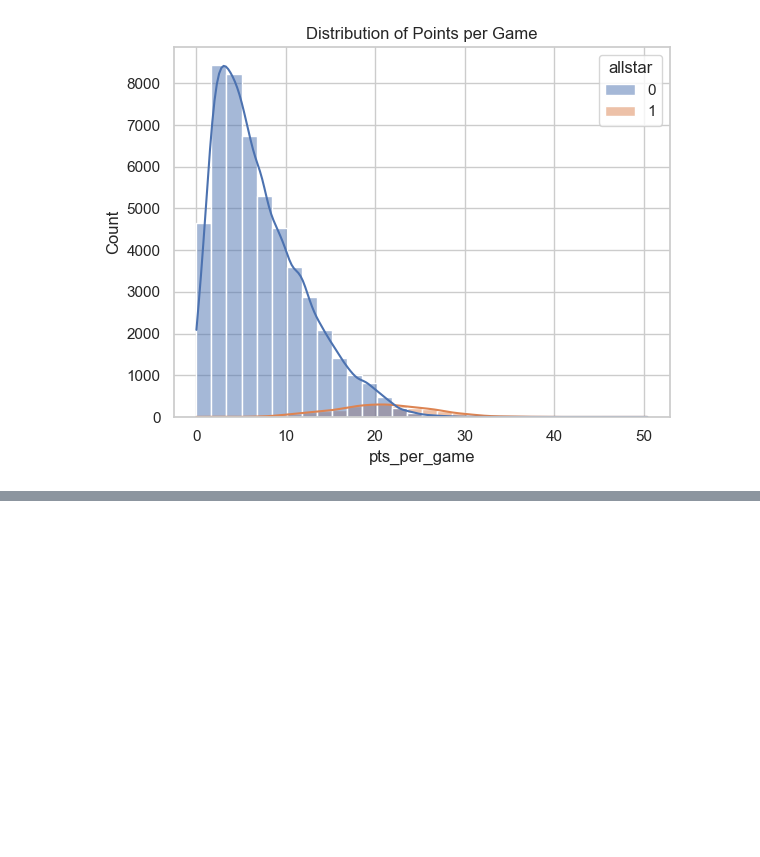
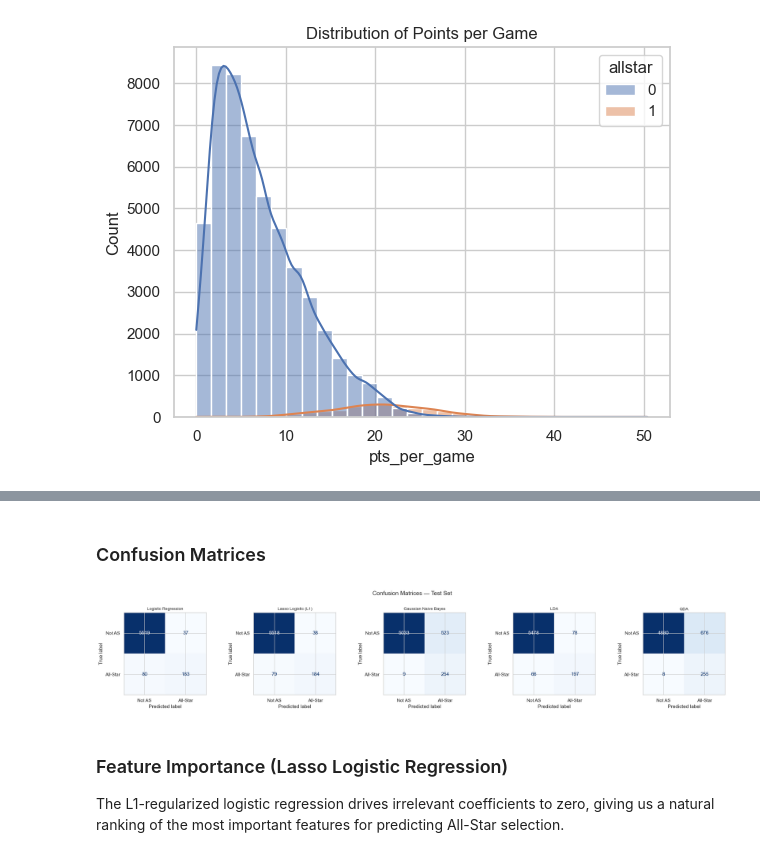
Before and after one commit to madhavnair007/NBA-All-Star-Selection-Prediction, a Jupyter notebook: Data-Cleaning.ipynb, the cells around one changed output, grey strips where cells are left out. Cells and saved outputs as stored; diff of their text form; code cells hidden in the pictures; blank space fills up the shorter version.

```diff
--- a/Data-Cleaning.ipynb
+++ b/Data-Cleaning.ipynb
@@ -129,0 +204,11 @@ testsdfsdf
+# %%
+X_train, X_test, y_train, y_test = train_test_split(
+    X, y, test_size=0.2, random_state=42, stratify=y
+)
+
+print(f"Train: {X_train.shape[0]} samples ({y_train.mean()*100:.2f}% All-Star)")
+print(f"Test:  {X_test.shape[0]} samples ({y_test.mean()*100:.2f}% All-Star)")
+
+scaler = StandardScaler()
+X_train_scaled = scaler.fit_transform(X_train)
+X_test_scaled = scaler.transform(X_test)
@@ -129,0 +317,20 @@ testsdfsdf
+# %% [markdown]
+### Confusion Matrices
+# %%
+fig, axes = plt.subplots(1, 5, figsize=(22, 4))
+
+for ax, (name, model) in zip(axes, fitted_models.items()):
+    y_pred = model.predict(X_test_scaled)
+    cm = confusion_matrix(y_test, y_pred)
+    ConfusionMatrixDisplay(cm, display_labels=["Not AS", "All-Star"]).plot(ax=ax, cmap="Blues", colorbar=False)
+    ax.set_title(name, fontsize=10)
+
+plt.suptitle("Confusion Matrices — Test Set", fontsize=14, y=1.02)
+plt.tight_layout()
+plt.show()
+# %% [output]
+[figure, added]
+# %% [markdown]
+### Feature Importance (Lasso Logistic Regression)
+
+The L1-regularized logistic regression drives irrelevant coefficients to zero, giving us a natural ranking of the most important features for predicting All-Star selection.
```
Also changed, not shown: parts of 19 cells of this notebook.
